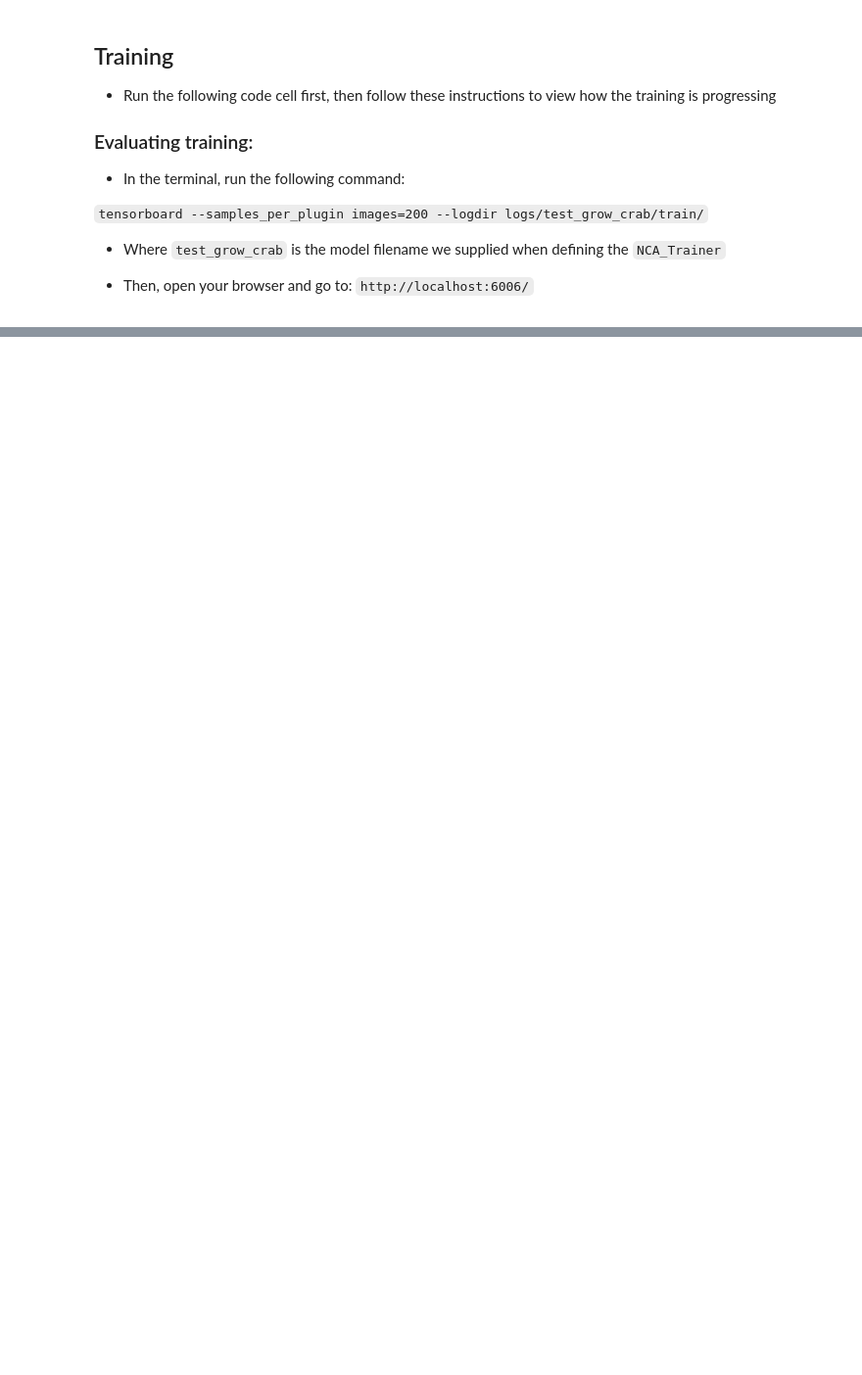
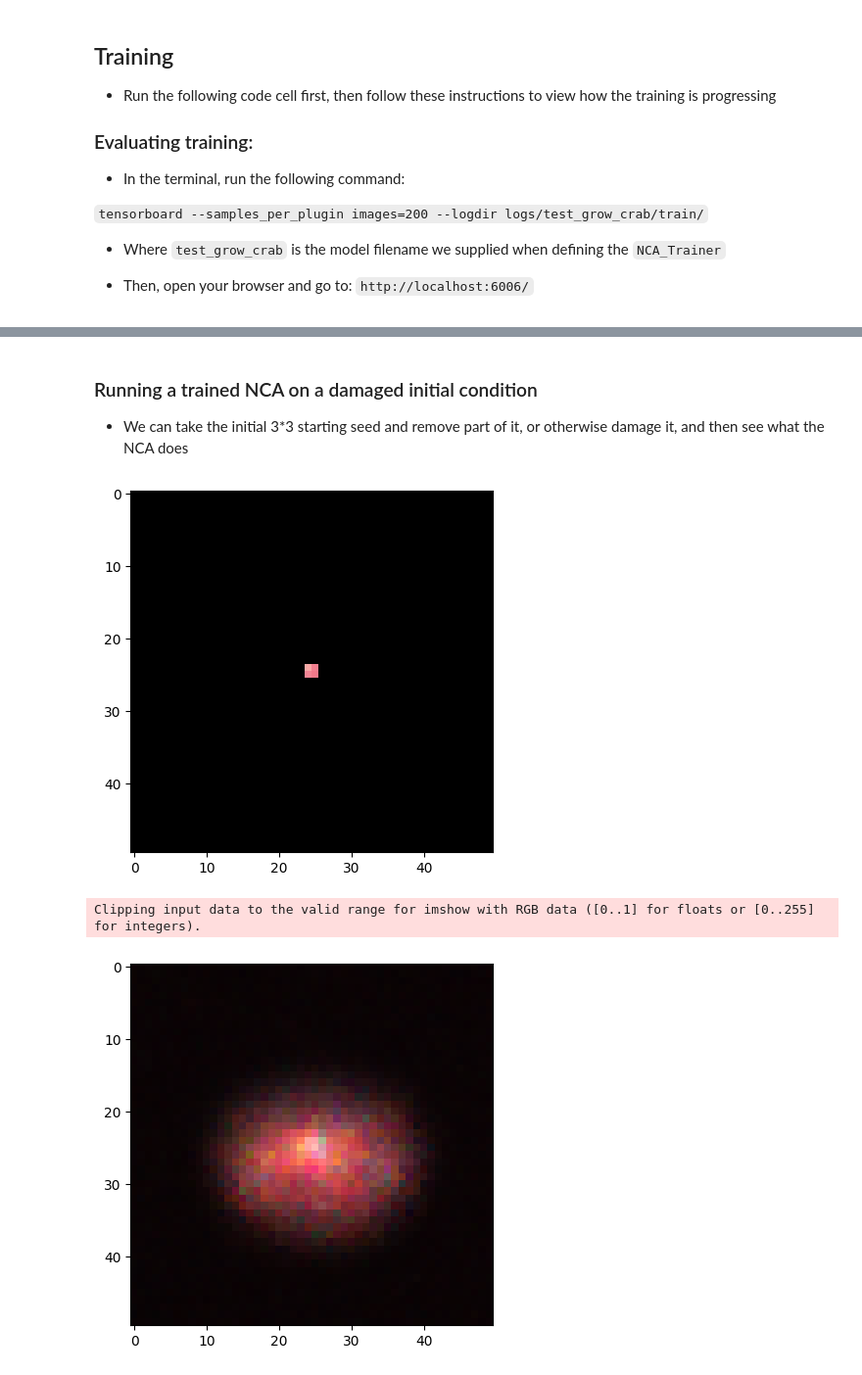
Before and after one commit to TomLiTao/Differentiable-Patterning, a Jupyter notebook: demo/image_morph_demo.ipynb, the cells around one changed output, grey strips where cells are left out. Shown: that part at 98% size. Cells and saved outputs as stored; diff of their text form; code cells hidden in the pictures; blank space fills up the shorter version.

```diff
--- a/demo/image_morph_demo.ipynb
+++ b/demo/image_morph_demo.ipynb
@@ -144,0 +167,21 @@ Clipping input data to the valid range for imshow with RGB data ([0..1] for floa
+# %% [markdown]
+### Running a trained NCA on a damaged initial condition
+- We can take the initial 3*3 starting seed and remove part of it, or otherwise damage it, and then see what the NCA does
+# %%
+model = trainer.NCA_model
+x0 = trainer.DATA_AUGMENTER.return_saved_data()[0][0]
+
+#print(x0.shape)
+x0 = x0.at[:,:x0.shape[1]//2-1].set(0)
+x0 = x0.at[:,:,:x0.shape[2]//2-1].set(0)
+plt.imshow(rearrange(x0,"C W H -> W H C" )[...,:3])
+plt.show()
+trajectory = model.run(NCA_STEPS,x0)
+
+trajectory = rearrange(trajectory,"T C W H-> T W H C")
+plt.imshow(trajectory[-1,...,:3])
+plt.show()
+# %% [output]
+[figure, added]
+Clipping input data to the valid range for imshow with RGB data ([0..1] for floats or [0..255] for integers).
+[figure, added]
```
Also changed, not shown: parts of 12 cells of this notebook.
